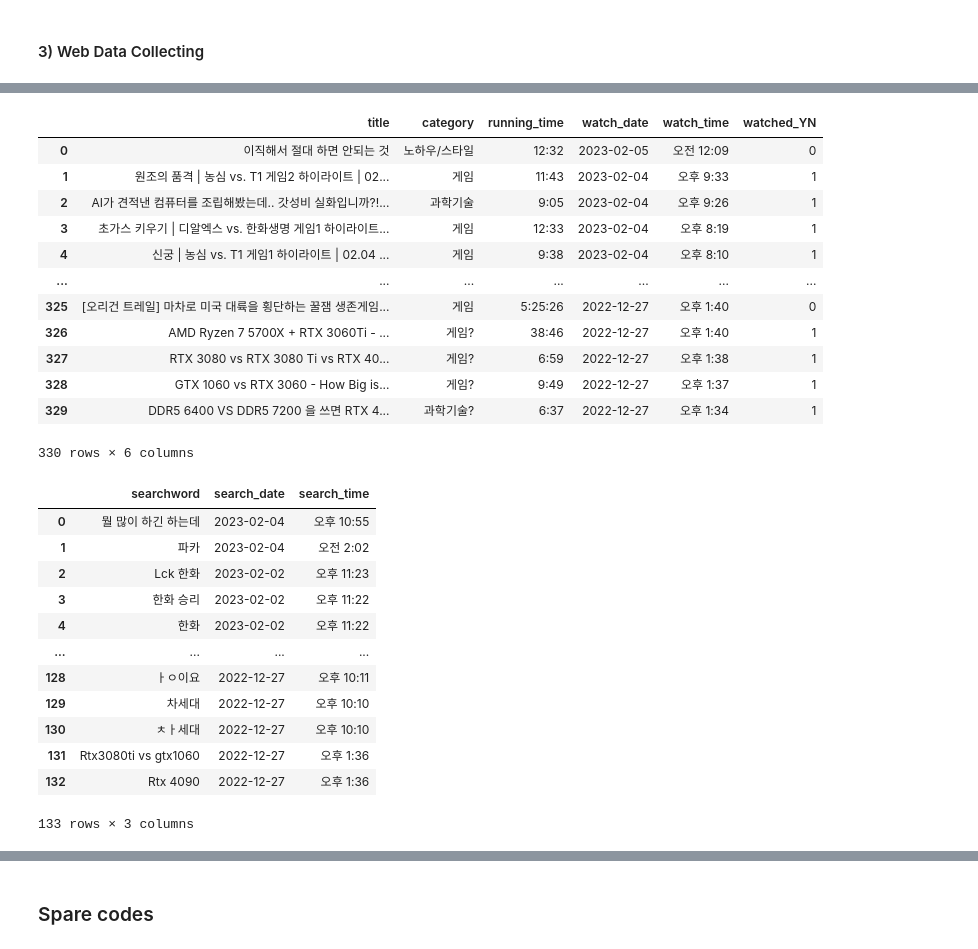
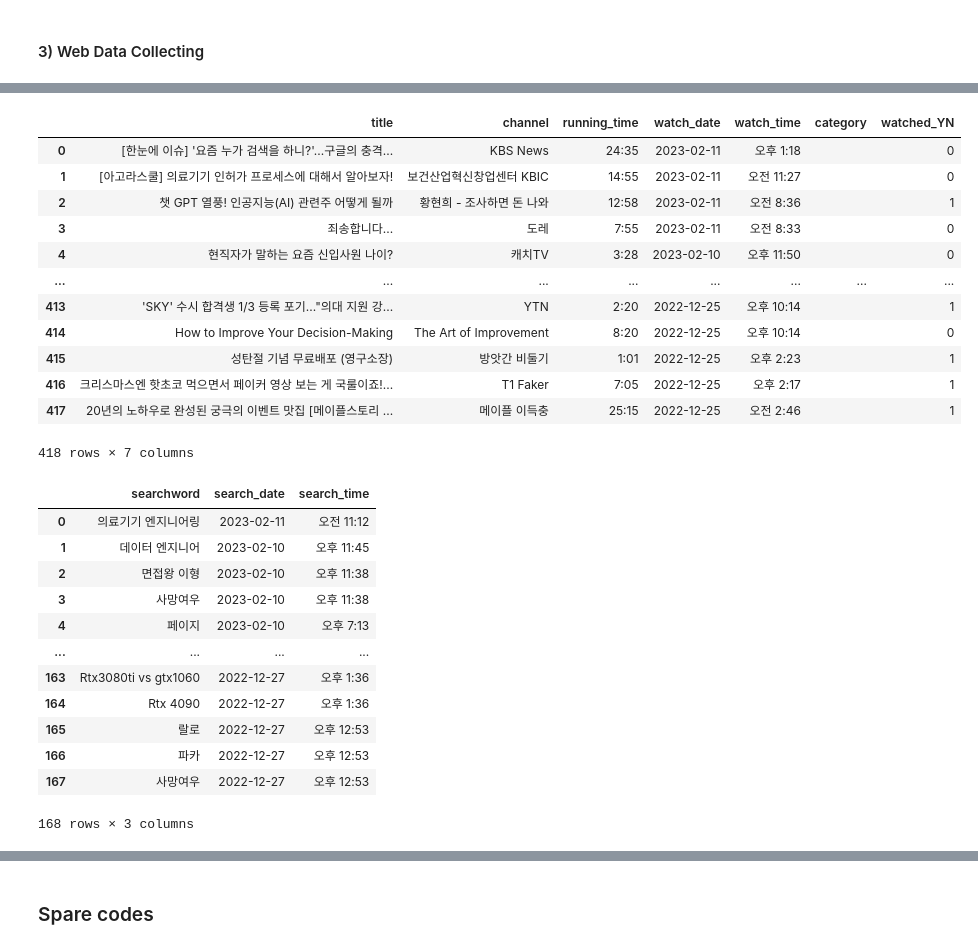
Before and after one commit to Jhwan-adV/side1_youtube, a Jupyter notebook: 001_web_access.ipynb, the cells around one changed output, grey strips where cells are left out. Drawn from its saved outputs; the diff is of its cells as text; code cells hidden in the pictures.

```diff
--- a/001_web_access.ipynb
+++ b/001_web_access.ipynb
@@ -120,8 +124,7 @@ nm_class_container = "xDtZAf"  # 각 기록 container / tag = <c-wiz>
 nm_class_title = "l8sGWb"  # 영상 제목 & 검색어 / tag = <a>
 nm_class_RunningTime = "bI9urf"  # 영상 길이 / tag = <div>
 nm_class_WatchTime = "H3Q9vf XTnvW"  # 시청 시간 / tag = <div>
-
-nm_class_adfilter = "SiEggd"  # 채널표기 유무: 없는 경우 광고 / tag = <div>
+nm_class_channel = "SiEggd"  # 채널명 없는 경우 광고 / tag = <div>
 
 day_today = get_day()
 print(day_today)
@@ -131,8 +134,8 @@ print(day_today)
 #### 2) DataFrame
 # %%
 import pandas as pd
-columns_rec = ['title', 'category', 'running_time',
-               'watch_date', 'watch_time',  'watched_YN']
+columns_rec = ['title', 'channel', 'running_time',
+               'watch_date', 'watch_time', 'category', 'watched_YN']
 df_record = pd.DataFrame(columns=columns_rec)
 df_record.head()
 # %% [output]
@@ -164,18 +167,19 @@ print(f'호출된 레코드 수: {len(contents)}')
 # %%
 # 레코드 분류 및 카테고리/시청여부 입력
 
-idx_rec = 0 # df_record의 idx
-idx_ser = 0 # df_search의 idx
-num_ad = 0 # 총 광고 갯수
+idx_rec = 0  # df_record의 idx
+idx_ser = 0  # df_search의 idx
+num_ad = 0  # 총 광고 갯수
 
 for idx, content in enumerate(contents):
 
-    if content.find('div', 'SiEggd'): # 채널명이 있는 경우:
-        if content.find('div', class_=nm_class_RunningTime):
+    if content.find('div', 'SiEggd'):  # 채널명이 있는 경우 - 실제 시청 기록 or 커뮤니티 게시글
+        if content.find('div', class_=nm_class_RunningTime): # 영상 길이가 있는 경우 - 실제 시청기록
             print(f"{idx}: Watch Record")
 
             title = content.find('a', class_=nm_class_title).text
-            category = input(f'{title}의 Category는? \t')
+            category = '' #input(f'{title}의 Category는? \t') # 영상 분류 Model 활용을 위해
+            channel = content.find('div', class_=nm_class_channel).text
             running_time = content.find(
                 'div', class_=nm_class_RunningTime).text
             watch_date = get_date(content['data-date'])
@@ -183,12 +187,12 @@ for idx, content in enumerate(contents):
                 (content.find('div', class_=nm_class_WatchTime).text.split(' '))[:2])
             watched_YN = input(f'{title}을 끝까지 시청하셨나요? \t')
 
-            df_record.loc[idx_rec] = [title, category,
-                                      running_time, watch_date, watch_time, watched_YN]
+            df_record.loc[idx_rec] = [title, channel,
+                                      running_time, watch_date, watch_time, category, watched_YN]
             idx_rec += 1
 
         else:
-            print(f"{idx}: Community Post")
+            print(f"{idx}: Community Post \t Watch time: {watch_time}")
 
     else:
         if str(content.find('div', class_='iXL6O')) == '<div class="iXL6O"></div>':
@@ -228,35 +288,35 @@ for idx, content in enumerate(contents):
 # %%
-df_record.to_csv('230205_watch_record.csv', encoding='utf-8')
+df_record.to_csv('230211_watch_record.csv', encoding='utf-8')
 df_record
 # %% [output]
-|  | title | category | running_time | watch_date | watch_time | watched_YN |
-| 0 | 이직해서 절대 하면 안되는 것 | 노하우/스타일 | 12:32 | 2023-02-05 | 오전 12:09 | 0 |
-| 1 | 원조의 품격 | 농심 vs. T1 게임2 하이라이트 | 02... | 게임 | 11:43 | 2023-02-04 | 오후 9:33 | 1 |
-| 2 | AI가 견적낸 컴퓨터를 조립해봤는데.. 갓성비 실화입니까?!... | 과학기술 | 9:05 | 2023-02-04 | 오후 9:26 | 1 |
-| 3 | 초가스 키우기 | 디알엑스 vs. 한화생명 게임1 하이라이트... | 게임 | 12:33 | 2023-02-04 | 오후 8:19 | 1 |
-| 4 | 신궁 | 농심 vs. T1 게임1 하이라이트 | 02.04 ... | 게임 | 9:38 | 2023-02-04 | 오후 8:10 | 1 |
-| ... | ... | ... | ... | ... | ... | ... |
-| 325 | [오리건 트레일] 마차로 미국 대륙을 횡단하는 꿀잼 생존게임... | 게임 | 5:25:26 | 2022-12-27 | 오후 1:40 | 0 |
-| 326 | AMD Ryzen 7 5700X + RTX 3060Ti - ... | 게임? | 38:46 | 2022-12-27 | 오후 1:40 | 1 |
-| 327 | RTX 3080 vs RTX 3080 Ti vs RTX 40... | 게임? | 6:59 | 2022-12-27 | 오후 1:38 | 1 |
-| 328 | GTX 1060 vs RTX 3060 - How Big is... | 게임? | 9:49 | 2022-12-27 | 오후 1:37 | 1 |
-| 329 | DDR5 6400 VS DDR5 7200 을 쓰면 RTX 4... | 과학기술? | 6:37 | 2022-12-27 | 오후 1:34 | 1 |
+|  | title | channel | running_time | watch_date | watch_time | category | watched_YN |
+| 0 | [한눈에 이슈] '요즘 누가 검색을 하니?'...구글의 충격... | KBS News | 24:35 | 2023-02-11 | 오후 1:18 |  | 0 |
+| 1 | [아고라스쿨] 의료기기 인허가 프로세스에 대해서 알아보자! | 보건산업혁신창업센터 KBIC | 14:55 | 2023-02-11 | 오전 11:27 |  | 0 |
+| 2 | 챗 GPT 열풍! 인공지능(AI) 관련주 어떻게 될까 | 황현희 - 조사하면 돈 나와 | 12:58 | 2023-02-11 | 오전 8:36 |  | 1 |
+| 3 | 죄송합니다... | 도레 | 7:55 | 2023-02-11 | 오전 8:33 |  | 0 |
+| 4 | 현직자가 말하는 요즘 신입사원 나이? | 캐치TV | 3:28 | 2023-02-10 | 오후 11:50 |  | 0 |
+| ... | ... | ... | ... | ... | ... | ... | ... |
+| 413 | 'SKY' 수시 합격생 1/3 등록 포기..."의대 지원 강... | YTN | 2:20 | 2022-12-25 | 오후 10:14 |  | 1 |
+| 414 | How to Improve Your Decision-Making | The Art of Improvement | 8:20 | 2022-12-25 | 오후 10:14 |  | 0 |
+| 415 | 성탄절 기념 무료배포 (영구소장) | 방앗간 비둘기 | 1:01 | 2022-12-25 | 오후 2:23 |  | 1 |
+| 416 | 크리스마스엔 핫초코 먹으면서 페이커 영상 보는 게 국룰이죠!... | T1 Faker | 7:05 | 2022-12-25 | 오후 2:17 |  | 1 |
+| 417 | 20년의 노하우로 완성된 궁극의 이벤트 맛집 [메이플스토리 ... | 메이플 이득충 | 25:15 | 2022-12-25 | 오전 2:46 |  | 1 |
-330 rows × 6 columns
+418 rows × 7 columns
 # %%
-df_search.to_csv('230205_search_record.csv', encoding='utf-8')
+df_search.to_csv('230211_search_record.csv', encoding='utf-8')
 df_search
 # %% [output]
 |  | searchword | search_date | search_time |
-| 0 | 뭘 많이 하긴 하는데 | 2023-02-04 | 오후 10:55 |
-| 1 | 파카 | 2023-02-04 | 오전 2:02 |
-| 2 | Lck 한화 | 2023-02-02 | 오후 11:23 |
-| 3 | 한화 승리 | 2023-02-02 | 오후 11:22 |
-| 4 | 한화 | 2023-02-02 | 오후 11:22 |
+| 0 | 의료기기 엔지니어링 | 2023-02-11 | 오전 11:12 |
+| 1 | 데이터 엔지니어 | 2023-02-10 | 오후 11:45 |
+| 2 | 면접왕 이형 | 2023-02-10 | 오후 11:38 |
+| 3 | 사망여우 | 2023-02-10 | 오후 11:38 |
+| 4 | 페이지 | 2023-02-10 | 오후 7:13 |
 | ... | ... | ... | ... |
-| 128 | ㅏㅇ이요 | 2022-12-27 | 오후 10:11 |
-| 129 | 차세대 | 2022-12-27 | 오후 10:10 |
-| 130 | ㅊㅏ세대 | 2022-12-27 | 오후 10:10 |
-| 131 | Rtx3080ti vs gtx1060 | 2022-12-27 | 오후 1:36 |
-| 132 | Rtx 4090 | 2022-12-27 | 오후 1:36 |
+| 163 | Rtx3080ti vs gtx1060 | 2022-12-27 | 오후 1:36 |
+| 164 | Rtx 4090 | 2022-12-27 | 오후 1:36 |
+| 165 | 랄로 | 2022-12-27 | 오후 12:53 |
+| 166 | 파카 | 2022-12-27 | 오후 12:53 |
+| 167 | 사망여우 | 2022-12-27 | 오후 12:53 |
-133 rows × 3 columns
+168 rows × 3 columns
 # %%
```
Also changed, not shown: parts of 8 cells of this notebook, 8 other files.
